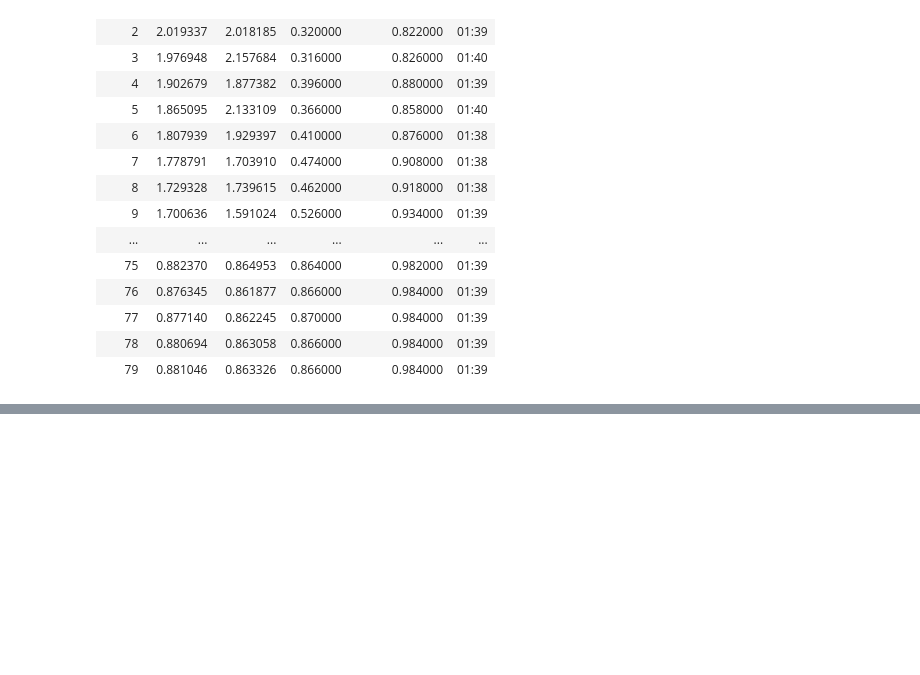
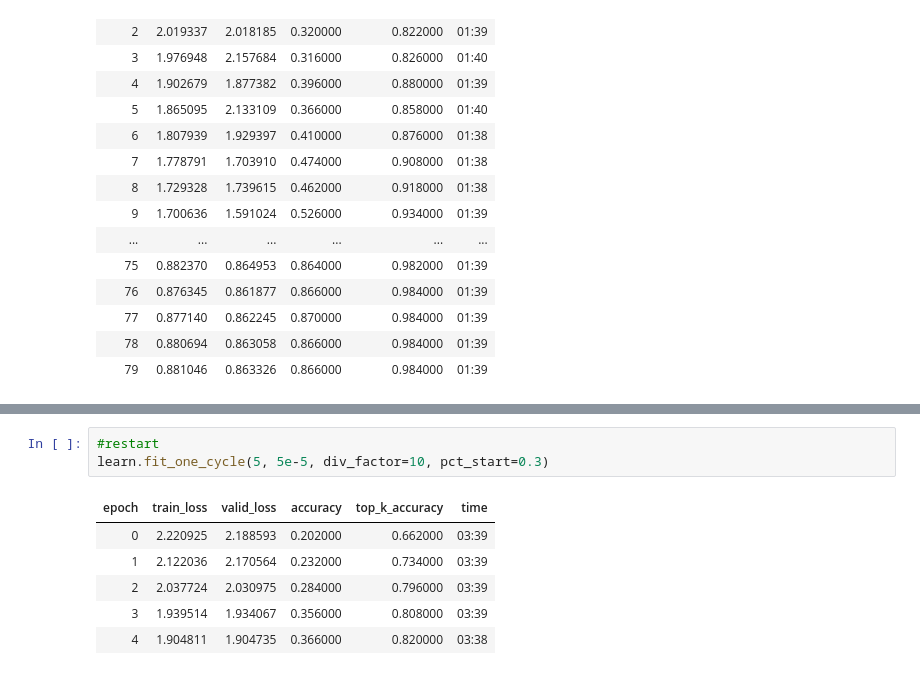
Before and after one commit to sdoria/EfficientNet, a Jupyter notebook: Imagewoof from scratch.ipynb, the cells around one changed output, grey strips where cells are left out. Drawn from its saved outputs; the diff is of its cells as text; blank space fills up the shorter version.

```diff
--- a/Imagewoof from scratch.ipynb
+++ b/Imagewoof from scratch.ipynb
@@ -132,0 +156,10 @@ learn.fit_one_cycle(80, 1e-3, div_factor=10, pct_start=0.3)
+# %%
+#restart
+learn.fit_one_cycle(5, 5e-5, div_factor=10, pct_start=0.3)
+# %% [output]
+| epoch | train_loss | valid_loss | accuracy | top_k_accuracy | time |
+| 0 | 2.220925 | 2.188593 | 0.202000 | 0.662000 | 03:39 |
+| 1 | 2.122036 | 2.170564 | 0.232000 | 0.734000 | 03:39 |
+| 2 | 2.037724 | 2.030975 | 0.284000 | 0.796000 | 03:39 |
+| 3 | 1.939514 | 1.934067 | 0.356000 | 0.808000 | 03:39 |
+| 4 | 1.904811 | 1.904735 | 0.366000 | 0.820000 | 03:38 |
```
Also changed, not shown: parts of 13 cells of this notebook.
